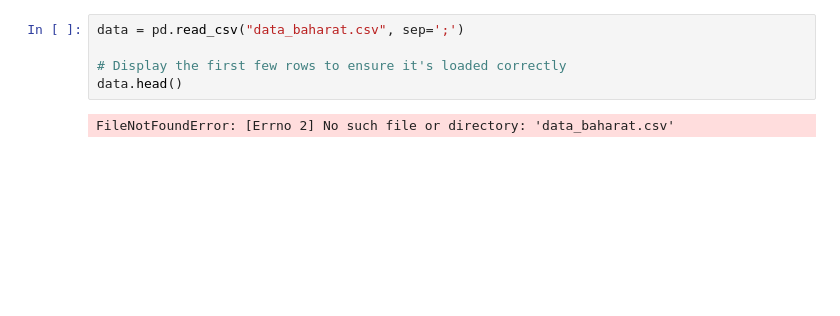
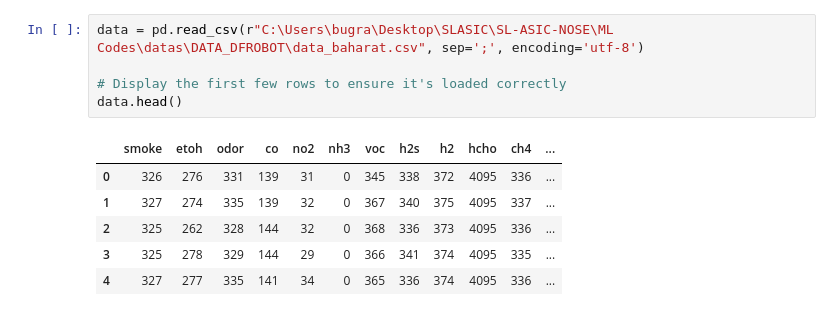
Before and after one commit to PROJECT-SLASIC/SL-ASIC-NOSE, a Jupyter notebook: ML Codes/SVM/SVM.ipynb, the cells around one changed output. Cells and saved outputs as stored; diff of their text form; blank space fills up the shorter version.

```diff
--- a/ML Codes/SVM/SVM.ipynb
+++ b/ML Codes/SVM/SVM.ipynb
@@ -10,8 +19,13 @@ import seaborn as sns
 # %%
-data = pd.read_csv("data_baharat.csv", sep=';')
+data = pd.read_csv(r"C:\Users\bugra\Desktop\SLASIC\SL-ASIC-NOSE\ML Codes\datas\DATA_DFROBOT\data_baharat.csv", sep=';', encoding='utf-8')
 
 # Display the first few rows to ensure it's loaded correctly
 data.head()
 # %% [output]
-FileNotFoundError: [Errno 2] No such file or directory: 'data_baharat.csv'
+|  | smoke | etoh | odor | co | no2 | nh3 | voc | h2s | h2 | hcho | ch4 | ... |
+| 0 | 326 | 276 | 331 | 139 | 31 | 0 | 345 | 338 | 372 | 4095 | 336 | ... |
+| 1 | 327 | 274 | 335 | 139 | 32 | 0 | 367 | 340 | 375 | 4095 | 337 | ... |
+| 2 | 325 | 262 | 328 | 144 | 32 | 0 | 368 | 336 | 373 | 4095 | 336 | ... |
+| 3 | 325 | 278 | 329 | 144 | 29 | 0 | 366 | 341 | 374 | 4095 | 335 | ... |
+| 4 | 327 | 277 | 335 | 141 | 34 | 0 | 365 | 336 | 374 | 4095 | 336 | ... |
 # %%
```
Also changed, not shown: parts of 10 cells of this notebook.
